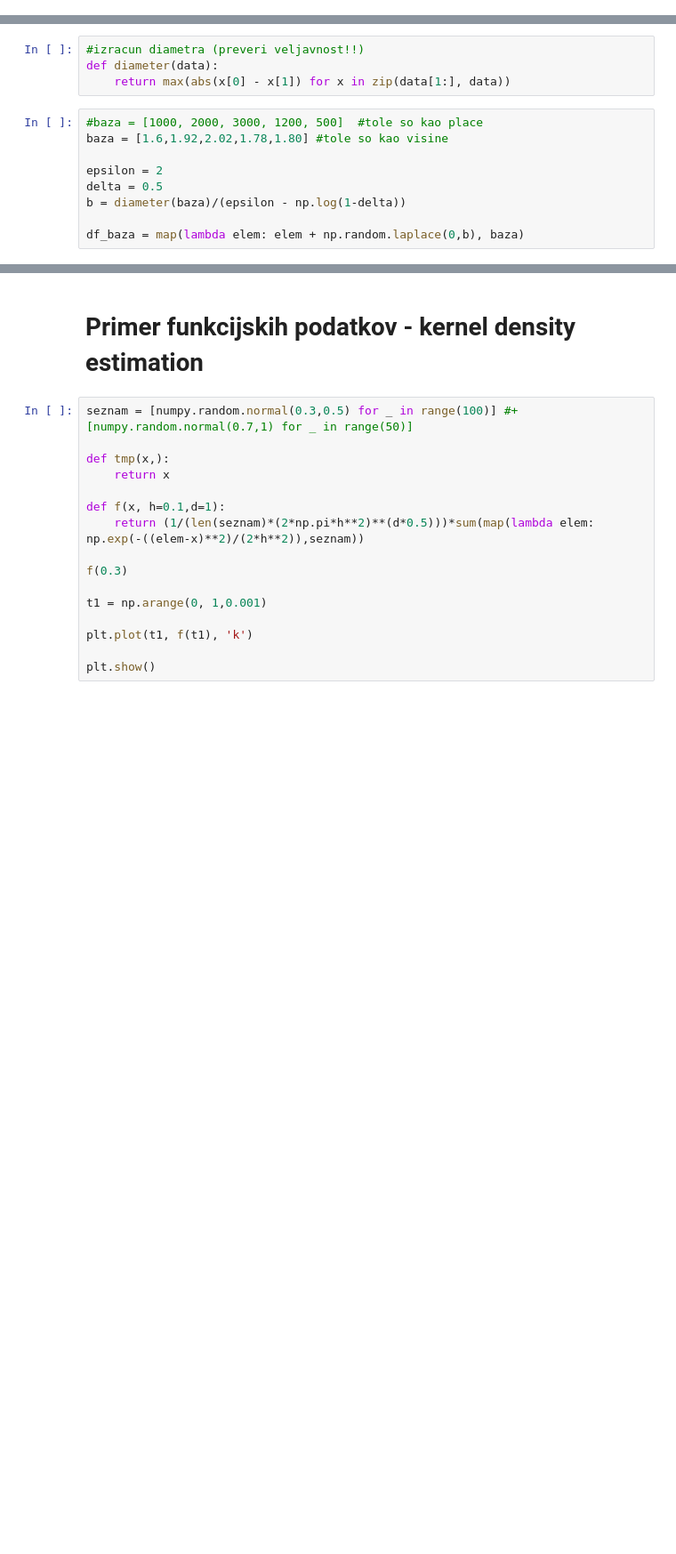
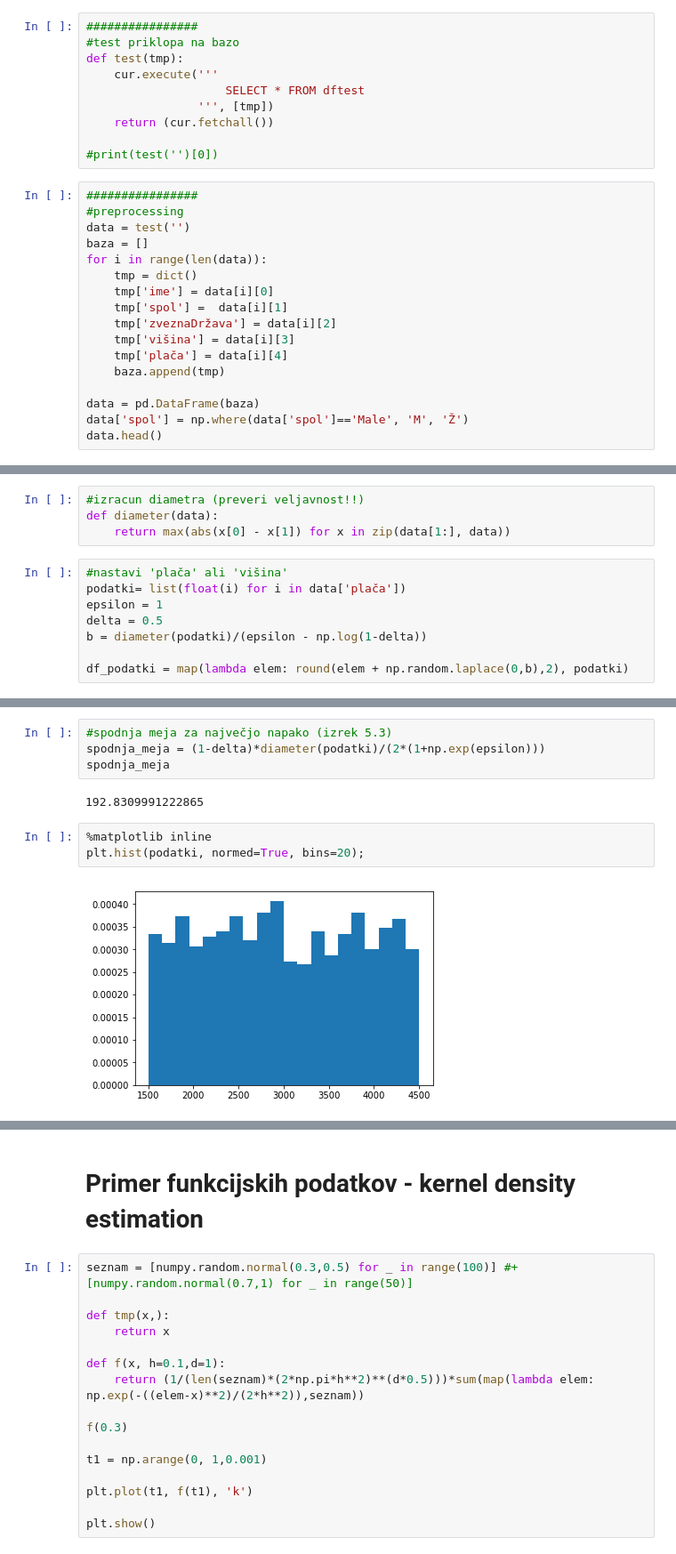
Before and after one commit to metodj/thesis, a Jupyter notebook: dfPython.ipynb, the cells around one changed output, grey strips where cells are left out. Shown at 89% size. Drawn from its saved outputs; the diff is of its cells as text; blank space fills up the shorter version.

```diff
--- a/dfPython.ipynb
+++ b/dfPython.ipynb
@@ -23,0 +16,27 @@ sgalea0
+# %%
+################
+#test priklopa na bazo
+def test(tmp):
+    cur.execute('''
+                    SELECT * FROM dftest
+                ''', [tmp])
+    return (cur.fetchall())
+
+#print(test('')[0])
+# %%
+################
+#preprocessing
+data = test('')
+baza = []
+for i in range(len(data)):
+    tmp = dict()
+    tmp['ime'] = data[i][0]
+    tmp['spol'] =  data[i][1]
+    tmp['zveznaDržava'] = data[i][2]
+    tmp['višina'] = data[i][3]
+    tmp['plača'] = data[i][4]
+    baza.append(tmp)
+
+data = pd.DataFrame(baza)
+data['spol'] = np.where(data['spol']=='Male', 'M', 'Ž')
+data.head()
@@ -28,11 +54,10 @@ sgalea0
 def diameter(data):
     return max(abs(x[0] - x[1]) for x in zip(data[1:], data))
 # %%
-#baza = [1000, 2000, 3000, 1200, 500]  #tole so kao place
-baza = [1.6,1.92,2.02,1.78,1.80] #tole so kao visine
+#nastavi 'plača' ali 'višina'
+podatki= list(float(i) for i in data['plača'])
+epsilon = 1
+delta = 0.5
+b = diameter(podatki)/(epsilon - np.log(1-delta))
 
-epsilon = 2
-delta = 0.5
-b = diameter(baza)/(epsilon - np.log(1-delta))
-
-df_baza = map(lambda elem: elem + np.random.laplace(0,b), baza)
+df_podatki = map(lambda elem: round(elem + np.random.laplace(0,b),2), podatki)
@@ -50,0 +88,11 @@ print(sum(df_baza)/len(df_baza))
+# %%
+#spodnja meja za največjo napako (izrek 5.3)
+spodnja_meja = (1-delta)*diameter(podatki)/(2*(1+np.exp(epsilon)))
+spodnja_meja
+# %% [output]
+192.8309991222865
+# %%
+%matplotlib inline
+plt.hist(podatki, normed=True, bins=20);
+# %% [output]
+[figure, added]
```
Also changed, not shown: parts of 18 cells of this notebook, 2 other files.
